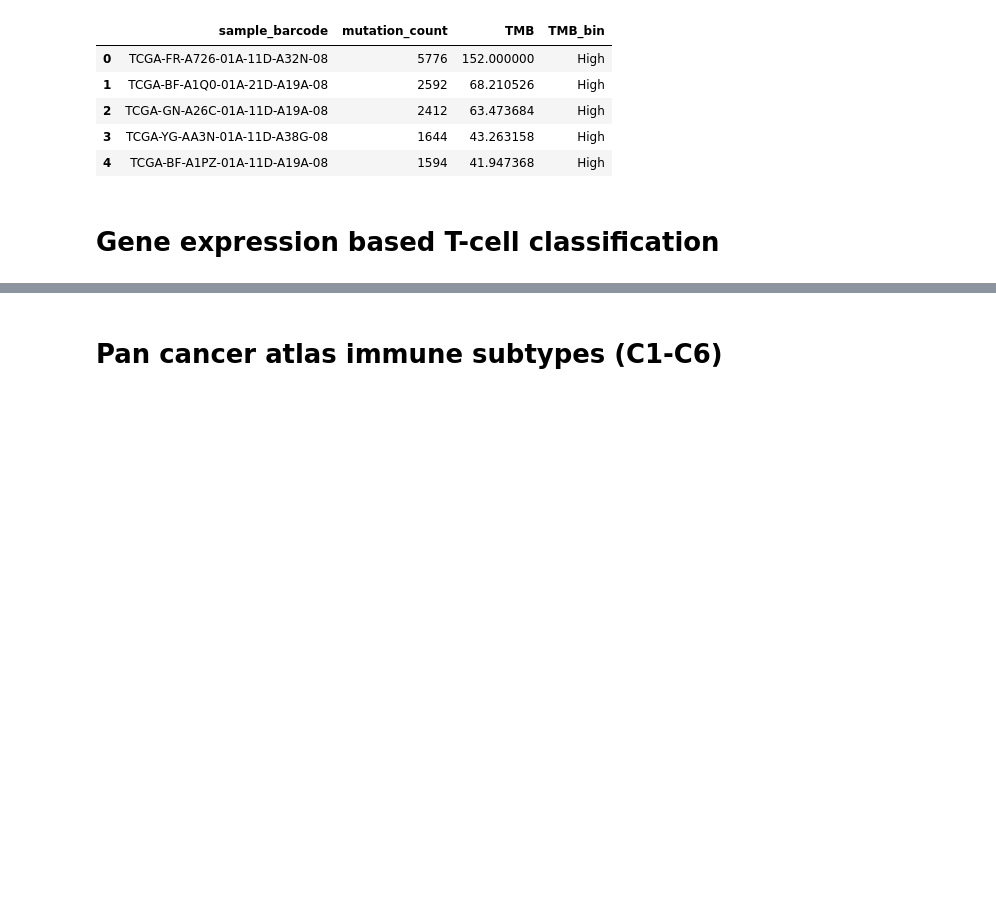
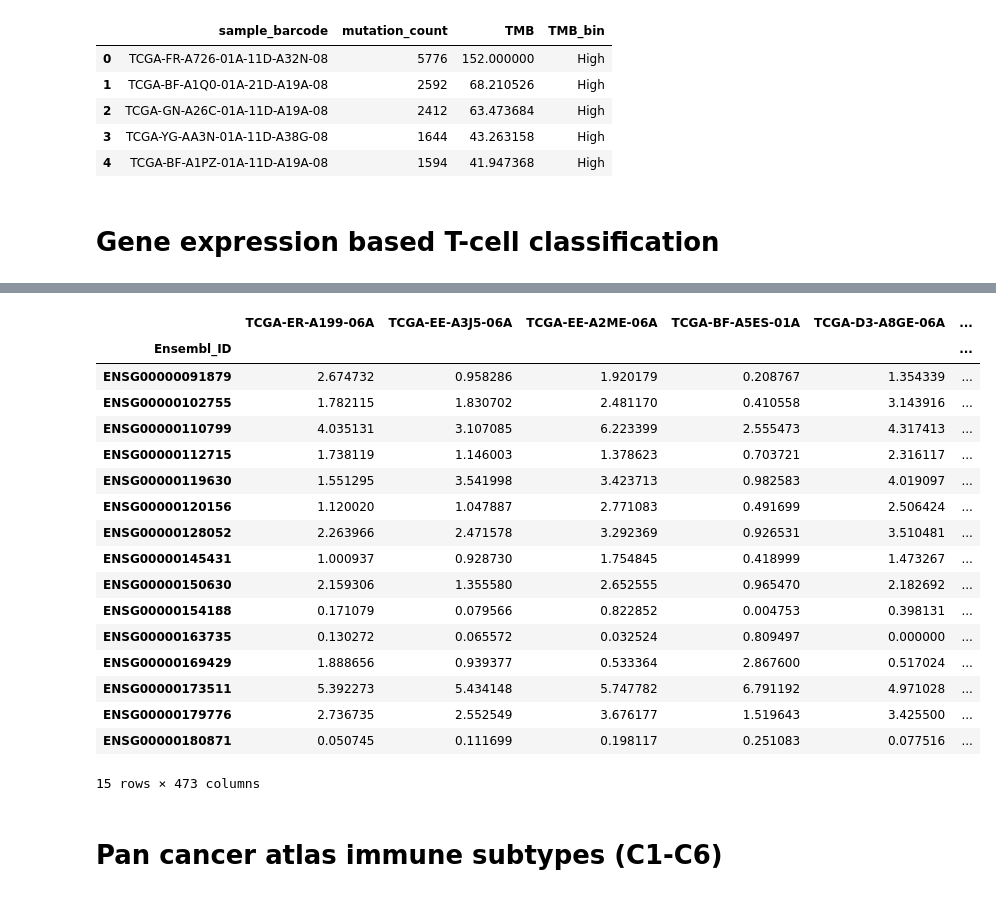
Before and after one commit to trainorp/darknightofthesoul, a Jupyter notebook: TCGA_proj.ipynb, the cells around one changed output, grey strips where cells are left out. Drawn from its saved outputs; the diff is of its cells as text; code cells hidden in the pictures; blank space fills up the shorter version.

```diff
--- a/TCGA_proj.ipynb
+++ b/TCGA_proj.ipynb
@@ -129,2 +139,23 @@ bag.head()
+# %%
+pathway_scores('Angiogenesis')
+# %% [output]
+|  | TCGA-ER-A199-06A | TCGA-EE-A3J5-06A | TCGA-EE-A2ME-06A | TCGA-BF-A5ES-01A | TCGA-D3-A8GE-06A | ... |
+| Ensembl_ID |  |  |  |  |  | ... |
+| ENSG00000091879 | 2.674732 | 0.958286 | 1.920179 | 0.208767 | 1.354339 | ... |
+| ENSG00000102755 | 1.782115 | 1.830702 | 2.481170 | 0.410558 | 3.143916 | ... |
+| ENSG00000110799 | 4.035131 | 3.107085 | 6.223399 | 2.555473 | 4.317413 | ... |
+| ENSG00000112715 | 1.738119 | 1.146003 | 1.378623 | 0.703721 | 2.316117 | ... |
+| ENSG00000119630 | 1.551295 | 3.541998 | 3.423713 | 0.982583 | 4.019097 | ... |
+| ENSG00000120156 | 1.120020 | 1.047887 | 2.771083 | 0.491699 | 2.506424 | ... |
+| ENSG00000128052 | 2.263966 | 2.471578 | 3.292369 | 0.926531 | 3.510481 | ... |
+| ENSG00000145431 | 1.000937 | 0.928730 | 1.754845 | 0.418999 | 1.473267 | ... |
+| ENSG00000150630 | 2.159306 | 1.355580 | 2.652555 | 0.965470 | 2.182692 | ... |
+| ENSG00000154188 | 0.171079 | 0.079566 | 0.822852 | 0.004753 | 0.398131 | ... |
+| ENSG00000163735 | 0.130272 | 0.065572 | 0.032524 | 0.809497 | 0.000000 | ... |
+| ENSG00000169429 | 1.888656 | 0.939377 | 0.533364 | 2.867600 | 0.517024 | ... |
+| ENSG00000173511 | 5.392273 | 5.434148 | 5.747782 | 6.791192 | 4.971028 | ... |
+| ENSG00000179776 | 2.736735 | 2.552549 | 3.676177 | 1.519643 | 3.425500 | ... |
+| ENSG00000180871 | 0.050745 | 0.111699 | 0.198117 | 0.251083 | 0.077516 | ... |
+15 rows × 473 columns
 # %% [markdown]
 # Pan cancer atlas immune subtypes (C1-C6)
```
Also changed, not shown: parts of 6 cells of this notebook.
